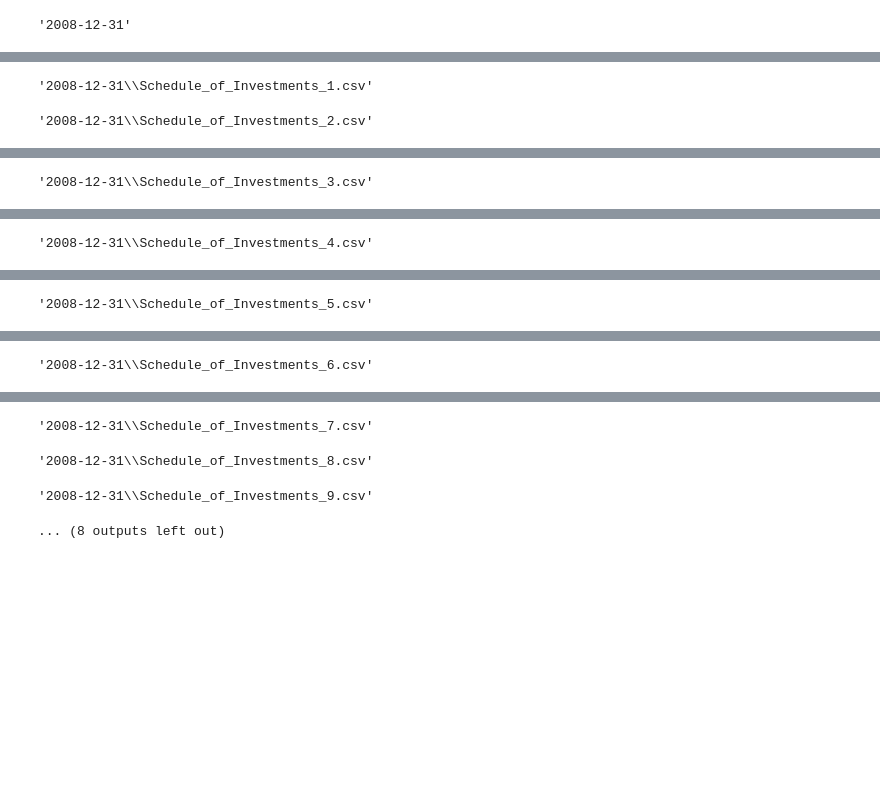
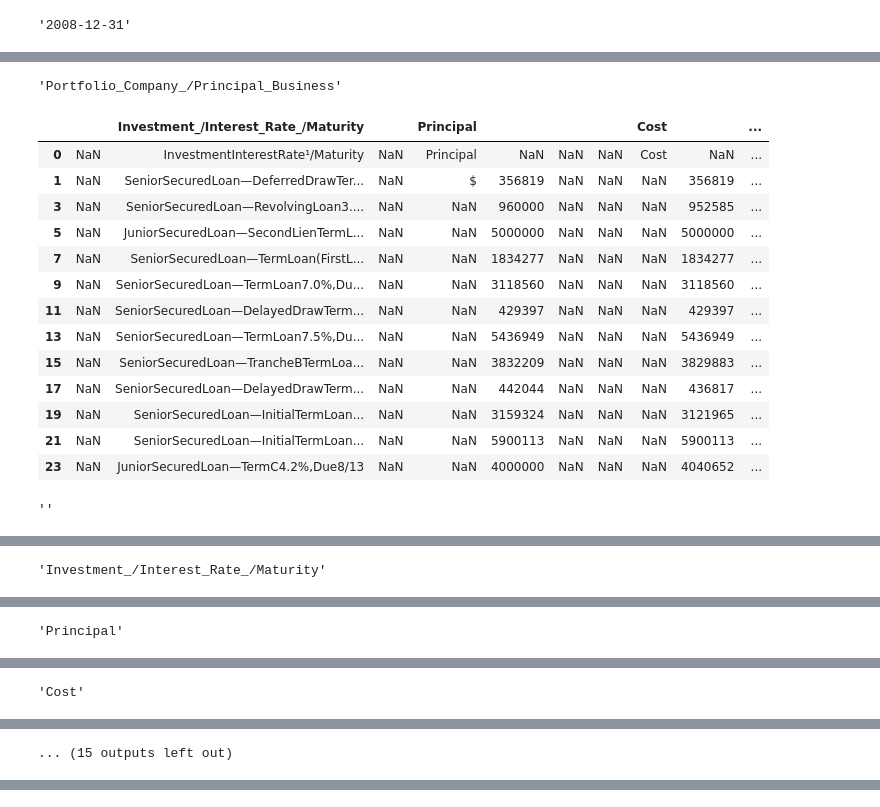
Before and after one commit to Coffee-Code-Philly-Accelerator/sec_filings, a Jupyter notebook: 1372807/debugging.ipynb, the cells around one changed output, grey strips where cells are left out. Saved outputs shown, nothing was run; the diff lists cells and outputs as text; code cells hidden in the pictures; blank space fills up the shorter version.

```diff
--- a/1372807/debugging.ipynb
+++ b/1372807/debugging.ipynb
@@ -116,7 +116,6 @@ def exceptions()->tuple:
         '2008-12-31\\Schedule_of_Investments_6.csv',
         '2008-12-31\\Schedule_of_Investments_11.csv',
         '2008-12-31\\Schedule_of_Investments_13.csv'
-
     )
 
 def except_rows()->tuple:
@@ -187,6 +186,7 @@ def merge_duplicate_columns(
     if flag:
         duplicate_cols = df.columns.unique()
     for col_name in duplicate_cols:
+        display(col_name)
         mask = merged_pair_idxs.get(col_name)
         if flag:
             mask = df.columns == col_name
@@ -195,6 +195,7 @@ def merge_duplicate_columns(
         merged_data = duplicate_data.apply(lambda row: ' '.join(set(row.dropna().astype(str))), axis=1)
         df = df.loc[:, ~mask]
         df[col_name] = merged_data
+        display(df)
     return df.reset_index(drop=True),merged_pair_idxs
 
 def extract_subheaders(
@@ -245,15 +246,10 @@ def _clean(
 )->pd.DataFrame:
     df = pd.read_csv(file_path,index_col=0,na_values=[' ', ''])
     # df.replace(['\xa0','\u200b',r'^\s$',r'^\s%'],np.nan,regex=True,inplace=True) #':','$','%' r'^\s*$',r'^\s*%'
-    df.replace(['\xa0','\u200b',r'^\s*$',r'^\s*%',' ','˄'],'',regex=True,inplace=True)
+    df.replace(['\xa0','\u200b',r'^\s$',r'^\s*%',' ','˄'],'',regex=True,inplace=True)
     df = df.applymap(lambda x: x.strip() if isinstance(x, str) else x)
     df.dropna(axis=0,how='all',inplace=True)
     df = df[~df.apply(lambda row:row.astype(str).str.contains(except_rows,case=False, na=False).any(),axis=1)]
-    if not merged_pair_idxs:
-        important_fields = strip_string(get_header_rows(df),standardize=True)#get_key_fields(df)
-        df.columns = important_fields
-
-    df,merge_pair_idxs = merge_duplicate_columns(df,merged_pair_idxs=merged_pair_idxs)
     duplicate_idx = df.apply(lambda row:row[pd.to_numeric(row,errors='coerce').isna()].duplicated().sum() > 1 ,axis=1)
     clean_rows = df.loc[duplicate_idx].apply(remove_row_duplicates, axis=1).reset_index(drop=True)
     j = 0
@@ -262,6 +258,11 @@ def _clean(
             continue
         df.iloc[i,:] = clean_rows.loc[j,:]
         j += 1
+    if not merged_pair_idxs:
+        important_fields = strip_string(get_header_rows(df),standardize=True)#get_key_fields(df)
+        df.columns = important_fields
+    df,merge_pair_idxs = merge_duplicate_columns(df,merged_pair_idxs=merged_pair_idxs)
+
     df.replace([r'^\s*$'],np.nan,regex=True,inplace=True) #':','$','%'
     df.dropna(axis=1,how='all',inplace=True)
 
@@ -315,7 +316,19 @@ def main()->None:
 
         while index_list_sum == 0:
             # logger.info(soi_files[i])
+            soi_files[i] = r'2008-12-31\\Schedule_of_Investments_14.csv'
+            if soi_files[i] == r'2008-12-31\\Schedule_of_Investments_14.csv':
+                merged_pair_idxs = {
+                    'Portfolio_Company_/Principal_Business': np.array([ True, False, False, False, False, False, False, False, False,False, False, False, False, False,False]),
+                    '': np.array([ True, False,  True, True, False, True,  True, True, False,True,  True, True, False, True,False]),
+                    'Investment': np.array([ True, False, False, False, False, False]),
+                    'Percent_of_Interests_Held': np.array([ True,  False,  False, False, False, False]),
+                    'Cost': np.array([True,  False, False, False, False, False]),
+                    'Value': np.array([True,  False, False, False, False, False])
+                }
             display(soi_files[i])
+
+
             # display(merged_pair_idxs)
             df,merged_pair_idxs = _clean(soi_files[i],except_rows=ex_rows,merged_pair_idxs=merged_pair_idxs if soi_files[i] not in ex else {})
             dfs.append(df)
@@ -325,6 +338,7 @@ def main()->None:
             )
             index_list_sum = index_list.sum()
             i += 1
+            break
         date_final = dfs[0]
         if len(dfs) > 1:
             date_final = pd.concat(dfs,axis=0,ignore_index=True)#pd.DataFrame(concat(*dfs))
@@ -365,2 +382,16 @@ WARNING:root:Applied processor reduces input query to empty string, all comparis
-'2008-12-31\\Schedule_of_Investments_1.csv'
+'Portfolio_Company_/Principal_Business'
+|  |  | Investment_/Interest_Rate_/Maturity |  | Principal |  |  |  | Cost |  | ... |
+| 0 | NaN | InvestmentInterestRate¹/Maturity | NaN | Principal | NaN | NaN | NaN | Cost | NaN | ... |
+| 1 | NaN | SeniorSecuredLoan—DeferredDrawTer... | NaN | $ | 356819 | NaN | NaN | NaN | 356819 | ... |
+| 3 | NaN | SeniorSecuredLoan—RevolvingLoan3.... | NaN | NaN | 960000 | NaN | NaN | NaN | 952585 | ... |
+| 5 | NaN | JuniorSecuredLoan—SecondLienTermL... | NaN | NaN | 5000000 | NaN | NaN | NaN | 5000000 | ... |
+| 7 | NaN | SeniorSecuredLoan—TermLoan(FirstL... | NaN | NaN | 1834277 | NaN | NaN | NaN | 1834277 | ... |
+| 9 | NaN | SeniorSecuredLoan—TermLoan7.0%,Du... | NaN | NaN | 3118560 | NaN | NaN | NaN | 3118560 | ... |
+| 11 | NaN | SeniorSecuredLoan—DelayedDrawTerm... | NaN | NaN | 429397 | NaN | NaN | NaN | 429397 | ... |
+| 13 | NaN | SeniorSecuredLoan—TermLoan7.5%,Du... | NaN | NaN | 5436949 | NaN | NaN | NaN | 5436949 | ... |
+| 15 | NaN | SeniorSecuredLoan—TrancheBTermLoa... | NaN | NaN | 3832209 | NaN | NaN | NaN | 3829883 | ... |
+| 17 | NaN | SeniorSecuredLoan—DelayedDrawTerm... | NaN | NaN | 442044 | NaN | NaN | NaN | 436817 | ... |
+| 19 | NaN | SeniorSecuredLoan—InitialTermLoan... | NaN | NaN | 3159324 | NaN | NaN | NaN | 3121965 | ... |
+| 21 | NaN | SeniorSecuredLoan—InitialTermLoan... | NaN | NaN | 5900113 | NaN | NaN | NaN | 5900113 | ... |
+| 23 | NaN | JuniorSecuredLoan—TermC4.2%,Due8/13 | NaN | NaN | 4000000 | NaN | NaN | NaN | 4040652 | ... |
-'2008-12-31\\Schedule_of_Investments_2.csv'
+''
@@ -367 +412 @@ WARNING:root:Applied processor reduces input query to empty string, all comparis
-'2008-12-31\\Schedule_of_Investments_3.csv'
+'Investment_/Interest_Rate_/Maturity'
@@ -368 +427 @@ WARNING:root:Applied processor reduces input query to empty string, all comparis
-'2008-12-31\\Schedule_of_Investments_4.csv'
+'Principal'
@@ -369 +442 @@ WARNING:root:Applied processor reduces input query to empty string, all comparis
-'2008-12-31\\Schedule_of_Investments_5.csv'
+'Cost'
@@ -370 +457 @@ WARNING:root:Applied processor reduces input query to empty string, all comparis
-'2008-12-31\\Schedule_of_Investments_6.csv'
+... (15 outputs left out)
@@ -376,7 +458,3 @@ WARNING:root:Applied processor reduces input query to empty string, all comparis
-'2008-12-31\\Schedule_of_Investments_7.csv'
-'2008-12-31\\Schedule_of_Investments_8.csv'
-'2008-12-31\\Schedule_of_Investments_9.csv'
-... (8 outputs left out)
 # %%
 file_path = r'2008-12-31\\Schedule_of_Investments_14.csv'
 
```
Also changed, not shown: parts of 2 cells of this notebook.
